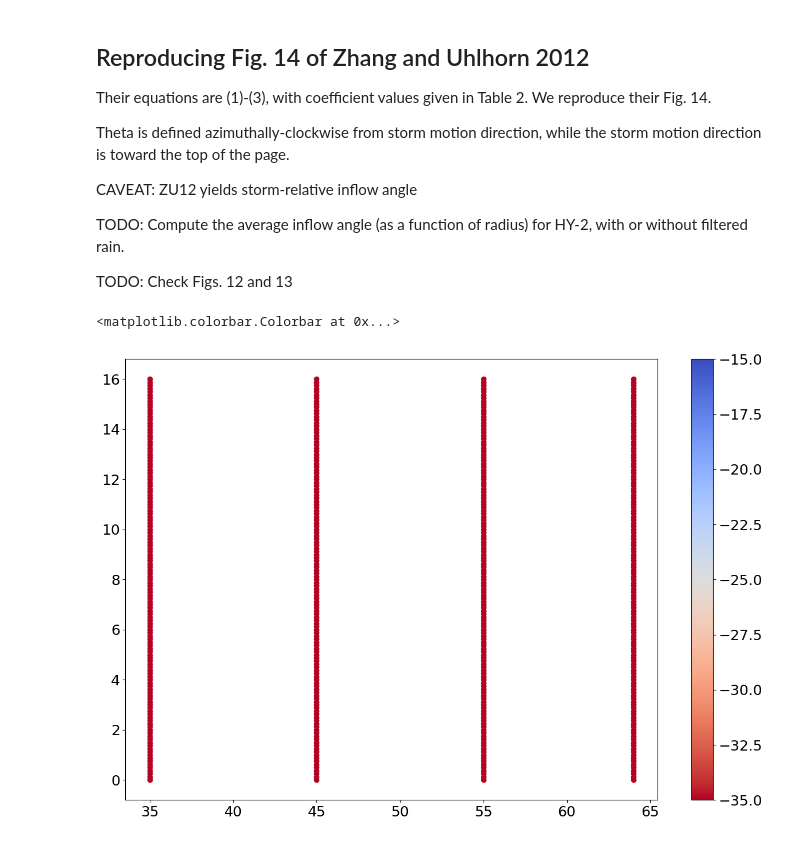
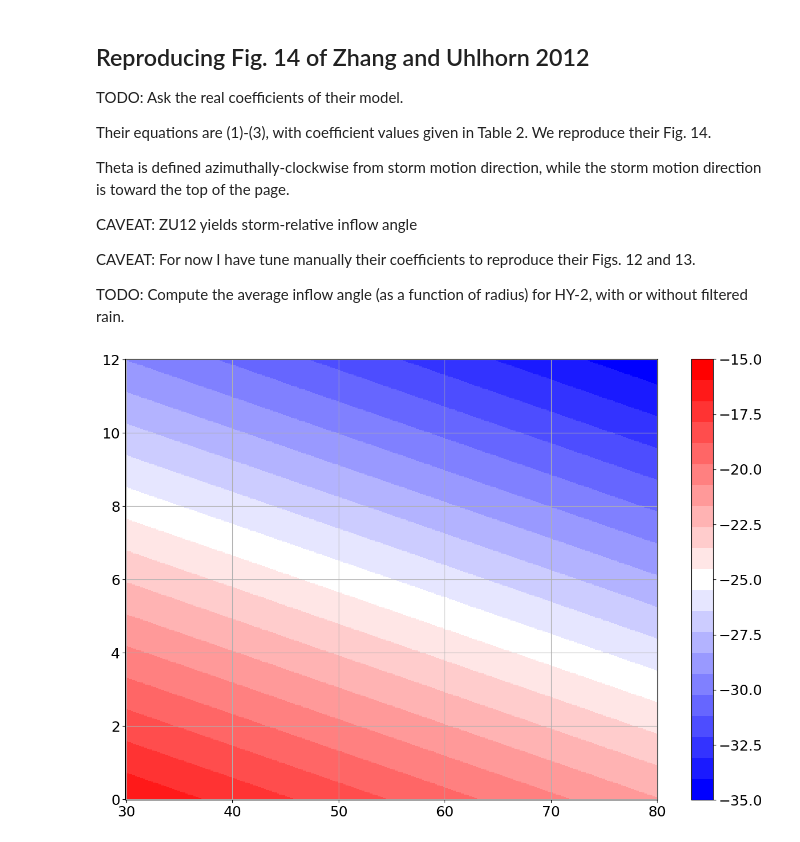
Before and after one commit to Arthur117/TCsLifeMonitFromObs, a Jupyter notebook: winddirection/00_Test_Fig14_ZU12.ipynb, the cells around one changed output. Cells and saved outputs as stored; diff of their text form; code cells hidden in the pictures.

```diff
--- a/winddirection/00_Test_Fig14_ZU12.ipynb
+++ b/winddirection/00_Test_Fig14_ZU12.ipynb
@@ -1,5 +1,7 @@
 # %% [markdown]
 ## Reproducing Fig. 14 of Zhang and Uhlhorn 2012
+
+TODO: Ask the real coefficients of their model.
 
 Their equations are (1)-(3), with coefficient values given in Table 2. We reproduce their Fig. 14.
 
@@ -7,9 +9,9 @@ Theta is defined azimuthally-clockwise from storm motion direction, while the st
 
 CAVEAT: ZU12 yields storm-relative inflow angle
 
+CAVEAT: For now I have tune manually their coefficients to reproduce their Figs. 12 and 13.
+
 TODO: Compute the average inflow angle (as a function of radius) for HY-2, with or without filtered rain.
-
-TODO: Check Figs. 12 and 13
 # %%
 # General
 import glob
@@ -97,11 +104,14 @@ thetas  = np.deg2rad(np.linspace(0, 359, 360)) # radians
 Rs, THs = np.meshgrid(r_stars, thetas)
 lvmx    = [35, 45, 55, 65]
 lvs     = [2, 4, 6, 8]
-# %%
-for r in r_stars:
-    for vm in lvmx:
-        plt.scatter(vm, r, c=Aa0(r, vm), cmap=plt.get_cmap('coolwarm_r'), vmin=-35, vmax=-15)
-plt.colorbar()
-# %% [output]
-<matplotlib.colorbar.Colorbar at 0x...>
-[figure, removed]
+# %%
+# Fig. 12
+v12s       = np.linspace(30, 80, 401)
+r12s       = np.linspace(0, 12, 481)
+V12s, R12s = np.meshgrid(v12s, r12s)
+
+plt.pcolormesh(V12s, R12s, Aa0(R12s, V12s), cmap=plt.get_cmap('bwr', 21), vmin=-35, vmax=-15)
+plt.colorbar()
+plt.grid()
+# %% [output]
+[figure, added]
```
Also changed, not shown: parts of 7 cells of this notebook, 1 other file.
